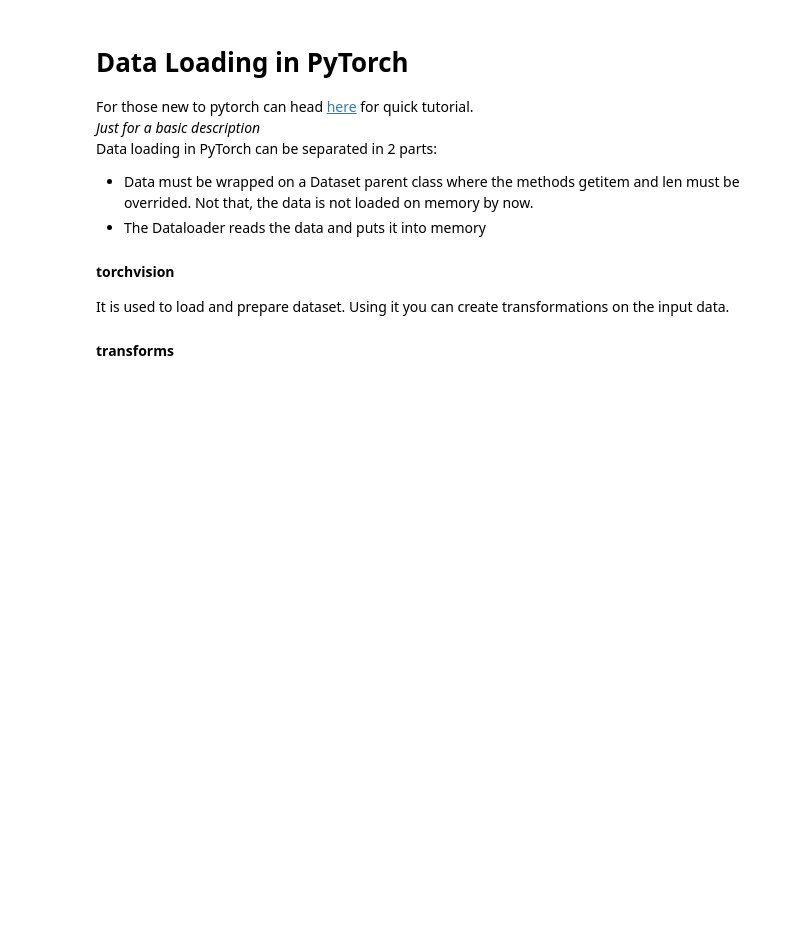
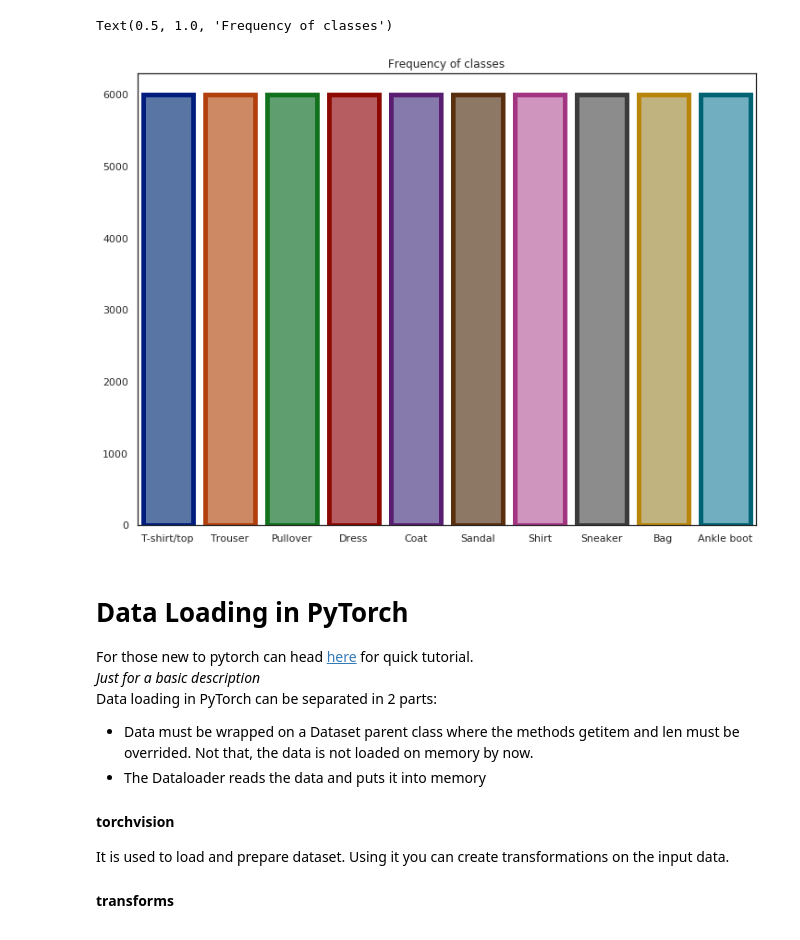
Before and after one commit to PyExtreme/Hacking-the-Capsule-Network, a Jupyter notebook: capsule networks.ipynb, the cells around one changed output. Saved outputs shown, nothing was run; the diff lists cells and outputs as text; code cells hidden in the pictures; blank space fills up the shorter version.

```diff
--- a/capsule networks.ipynb
+++ b/capsule networks.ipynb
@@ -82,12 +92,16 @@ plt.ion()
 # %%
 df = pd.read_csv('../input/fashion-mnist_train.csv')
 Y = df['label'].values
 X = df.drop('label', axis = 1).values.reshape(df.shape[0], 28, 28)
 X_train, X_test, y_train, y_test = train_test_split(X, Y, test_size = .25, random_state = 1)
-classes = ('T-shirt/top', 'Trouser', 'Pullover', 'Dress', 'Coat', 'Sandal', 'Shirt', 'Sneaker', 'Bag', 'Ankle boot')
+classes = ['T-shirt/top', 'Trouser', 'Pullover', 'Dress', 'Coat', 'Sandal', 'Shirt', 'Sneaker', 'Bag', 'Ankle boot']
 fig = plt.figure(figsize=(12, 9))
 sns.set_style("white")
 ax = sns.barplot(x=classes, y=pd.value_counts(df['label'].values), linewidth=5,edgecolor=sns.color_palette("dark", 10))
+plt.title("Frequency of classes")
+# %% [output]
+Text(0.5, 1.0, 'Frequency of classes')
+[figure, added]
 # %% [markdown]
 
 
```
Also changed, not shown: parts of 17 cells of this notebook.
